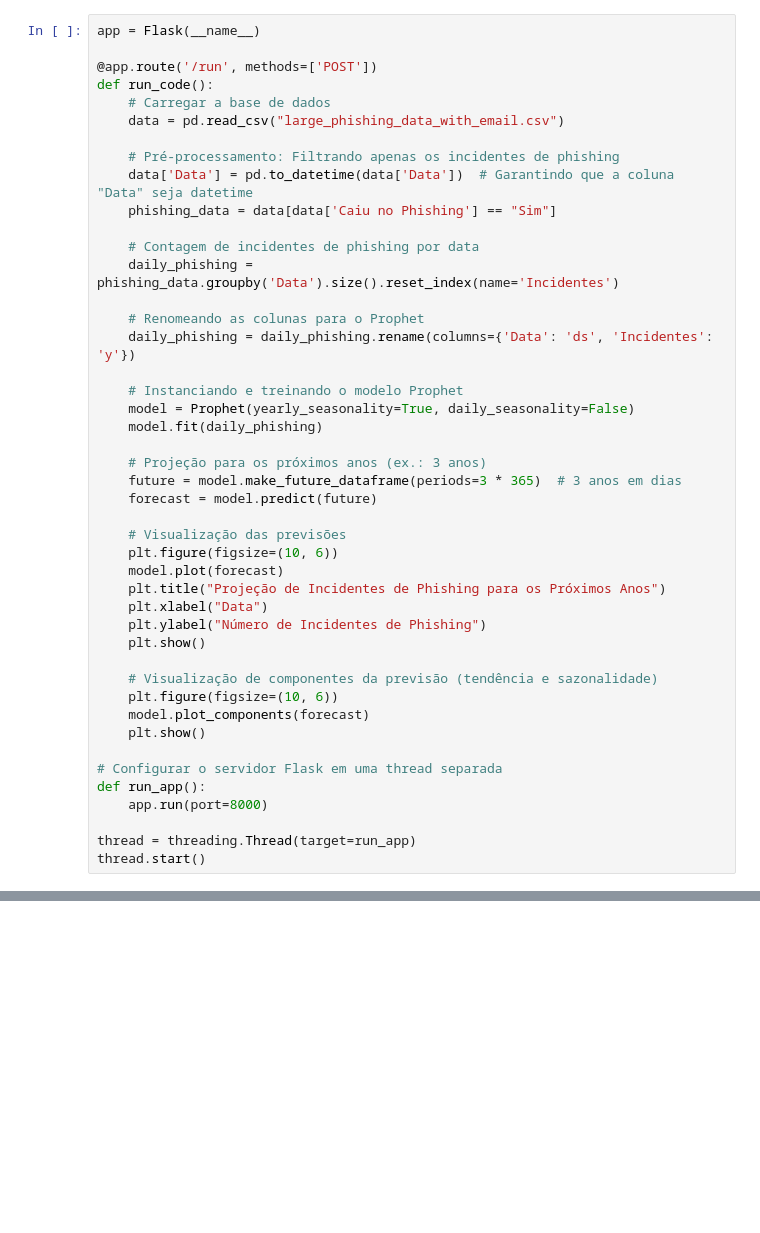
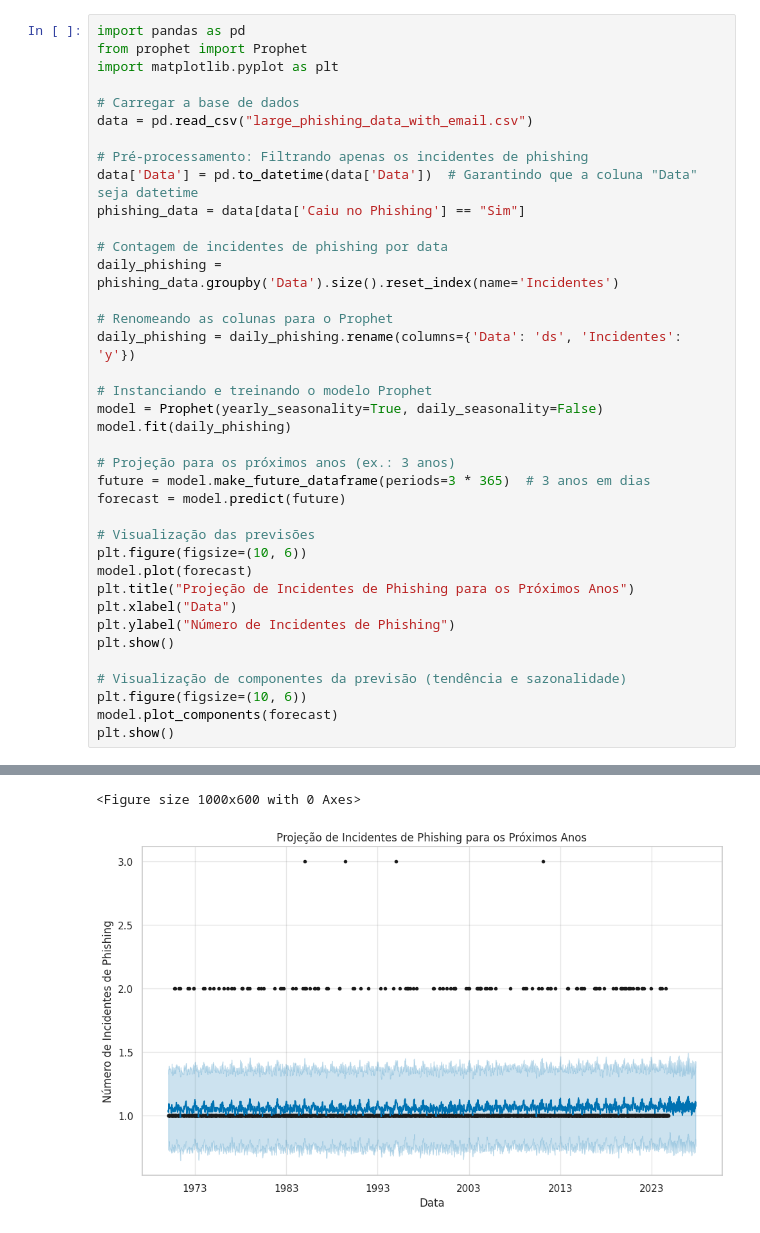
Before and after one commit to 2024-2-NADS4/Projeto1, a Jupyter notebook: documentos/Inteligência Artificial/PI_AI.ipynb, the cells around one changed output, grey strips where cells are left out. Cells and saved outputs as stored; diff of their text form; blank space fills up the shorter version.

```diff
--- a/documentos/Inteligência Artificial/PI_AI.ipynb
+++ b/documentos/Inteligência Artificial/PI_AI.ipynb
@@ -55,45 +70,39 @@ thread.start()
 # %%
-app = Flask(__name__)
+import pandas as pd
+from prophet import Prophet
+import matplotlib.pyplot as plt
 
-@app.route('/run', methods=['POST'])
-def run_code():
-    # Carregar a base de dados
-    data = pd.read_csv("large_phishing_data_with_email.csv")
+# Carregar a base de dados
+data = pd.read_csv("large_phishing_data_with_email.csv")
 
-    # Pré-processamento: Filtrando apenas os incidentes de phishing
-    data['Data'] = pd.to_datetime(data['Data'])  # Garantindo que a coluna "Data" seja datetime
-    phishing_data = data[data['Caiu no Phishing'] == "Sim"]
+# Pré-processamento: Filtrando apenas os incidentes de phishing
+data['Data'] = pd.to_datetime(data['Data'])  # Garantindo que a coluna "Data" seja datetime
+phishing_data = data[data['Caiu no Phishing'] == "Sim"]
 
-    # Contagem de incidentes de phishing por data
-    daily_phishing = phishing_data.groupby('Data').size().reset_index(name='Incidentes')
+# Contagem de incidentes de phishing por data
+daily_phishing = phishing_data.groupby('Data').size().reset_index(name='Incidentes')
 
-    # Renomeando as colunas para o Prophet
-    daily_phishing = daily_phishing.rename(columns={'Data': 'ds', 'Incidentes': 'y'})
+# Renomeando as colunas para o Prophet
+daily_phishing = daily_phishing.rename(columns={'Data': 'ds', 'Incidentes': 'y'})
 
-    # Instanciando e treinando o modelo Prophet
-    model = Prophet(yearly_seasonality=True, daily_seasonality=False)
-    model.fit(daily_phishing)
+# Instanciando e treinando o modelo Prophet
+model = Prophet(yearly_seasonality=True, daily_seasonality=False)
+model.fit(daily_phishing)
 
-    # Projeção para os próximos anos (ex.: 3 anos)
-    future = model.make_future_dataframe(periods=3 * 365)  # 3 anos em dias
-    forecast = model.predict(future)
+# Projeção para os próximos anos (ex.: 3 anos)
+future = model.make_future_dataframe(periods=3 * 365)  # 3 anos em dias
+forecast = model.predict(future)
 
-    # Visualização das previsões
-    plt.figure(figsize=(10, 6))
-    model.plot(forecast)
-    plt.title("Projeção de Incidentes de Phishing para os Próximos Anos")
-    plt.xlabel("Data")
-    plt.ylabel("Número de Incidentes de Phishing")
-    plt.show()
+# Visualização das previsões
+plt.figure(figsize=(10, 6))
+model.plot(forecast)
+plt.title("Projeção de Incidentes de Phishing para os Próximos Anos")
+plt.xlabel("Data")
+plt.ylabel("Número de Incidentes de Phishing")
+plt.show()
 
-    # Visualização de componentes da previsão (tendência e sazonalidade)
-    plt.figure(figsize=(10, 6))
-    model.plot_components(forecast)
-    plt.show()
-
-# Configurar o servidor Flask em uma thread separada
-def run_app():
-    app.run(port=8000)
-
-thread = threading.Thread(target=run_app)
-thread.start()
+# Visualização de componentes da previsão (tendência e sazonalidade)
+plt.figure(figsize=(10, 6))
+model.plot_components(forecast)
+plt.show()
+# %% [output]
@@ -99,0 +118,2 @@ thread.start()
+<Figure size 1000x600 with 0 Axes>
+[figure, added]
```
Also changed, not shown: parts of 17 cells of this notebook, 22 other files.
